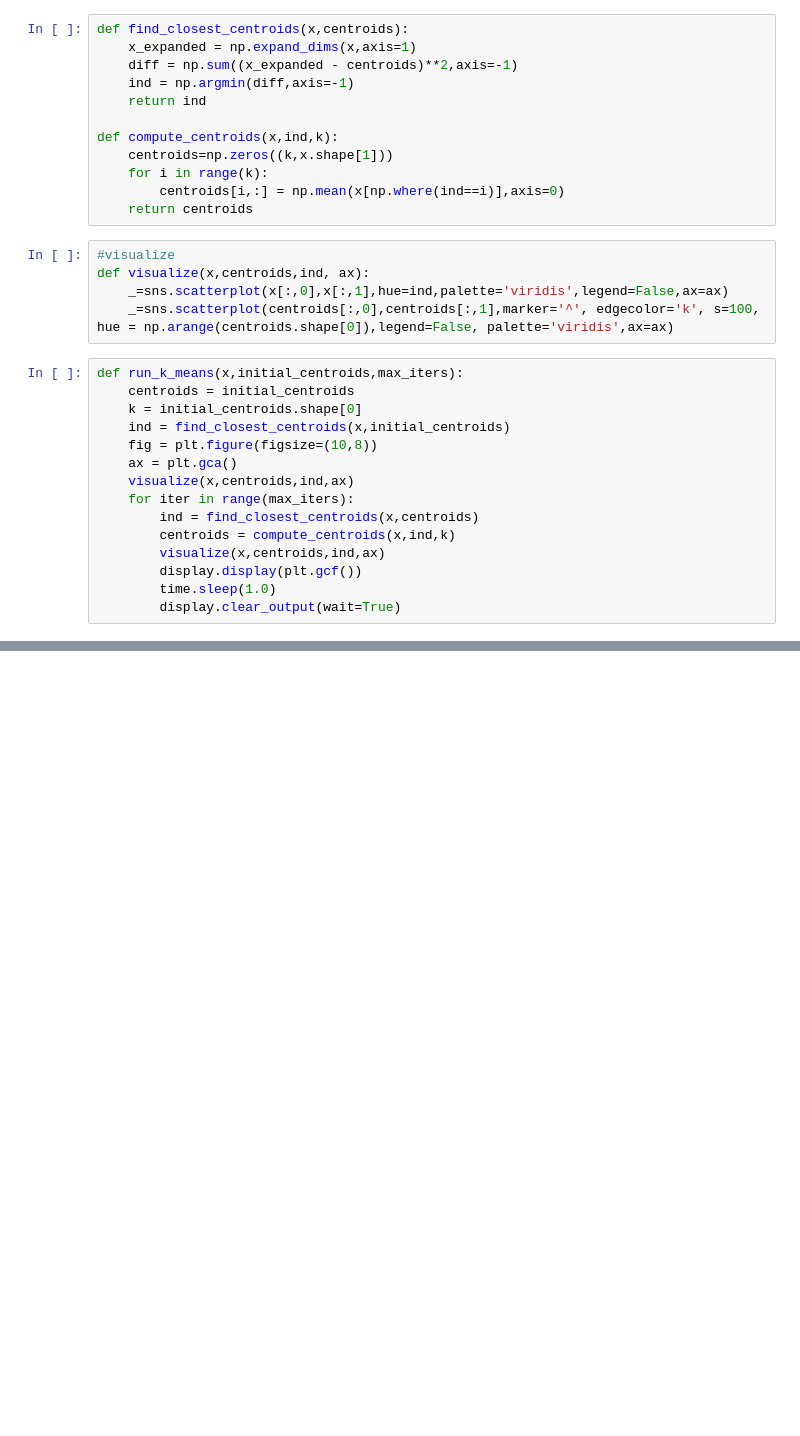
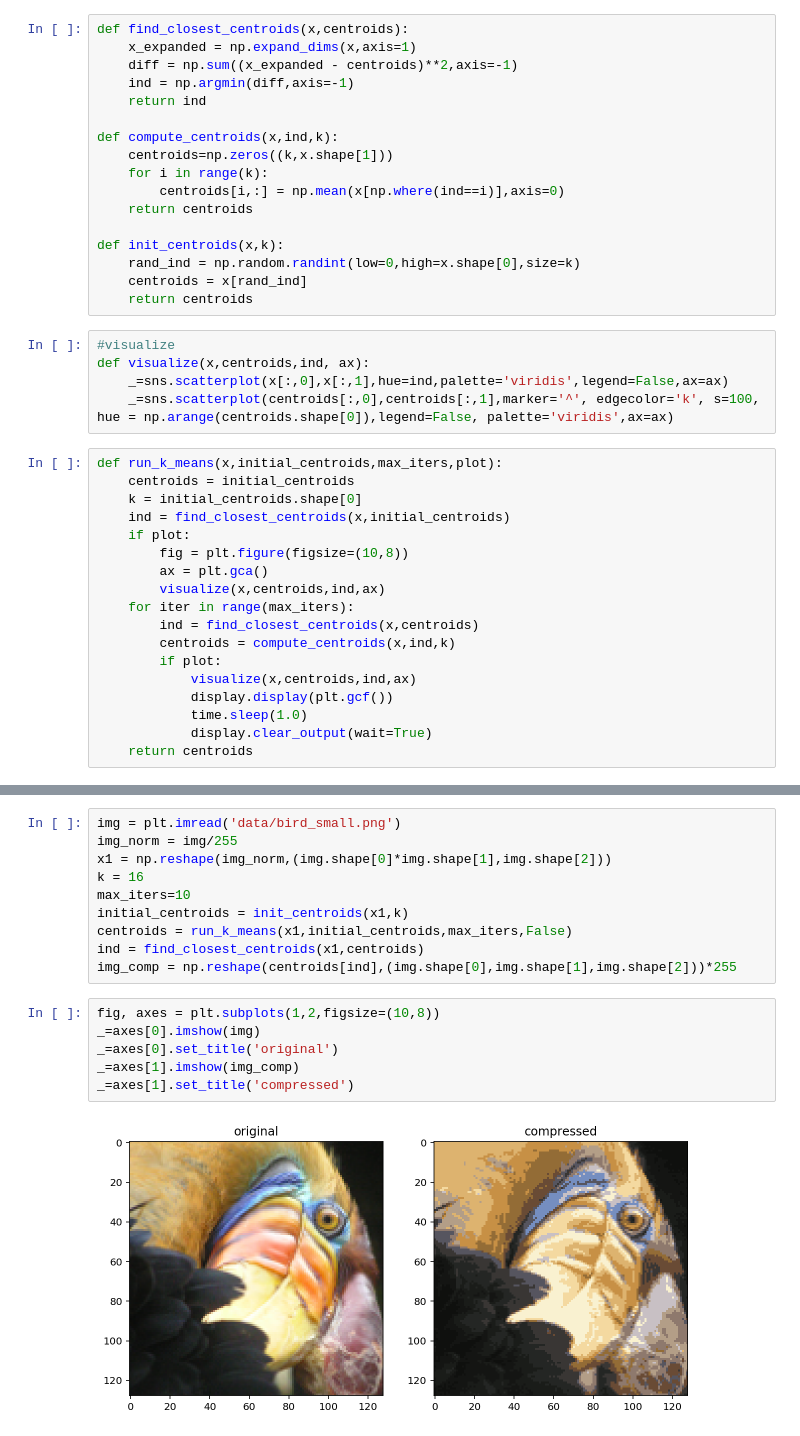
Before and after one commit to anirudh582/machine_learning, a Jupyter notebook: 7.k_means_clustering_and_pca.ipynb, the cells around one changed output, grey strips where cells are left out. Drawn from its saved outputs; the diff is of its cells as text; blank space fills up the shorter version.

```diff
--- a/7.k_means_clustering_and_pca.ipynb
+++ b/7.k_means_clustering_and_pca.ipynb
@@ -21,26 +24,34 @@ def compute_centroids(x,ind,k):
     for i in range(k):
         centroids[i,:] = np.mean(x[np.where(ind==i)],axis=0)
     return centroids
+
+def init_centroids(x,k):
+    rand_ind = np.random.randint(low=0,high=x.shape[0],size=k)
+    centroids = x[rand_ind]
+    return centroids
 # %%
 #visualize
 def visualize(x,centroids,ind, ax):
     _=sns.scatterplot(x[:,0],x[:,1],hue=ind,palette='viridis',legend=False,ax=ax)
     _=sns.scatterplot(centroids[:,0],centroids[:,1],marker='^', edgecolor='k', s=100, hue = np.arange(centroids.shape[0]),legend=False, palette='viridis',ax=ax)
 # %%
-def run_k_means(x,initial_centroids,max_iters):
+def run_k_means(x,initial_centroids,max_iters,plot):
     centroids = initial_centroids
     k = initial_centroids.shape[0]
     ind = find_closest_centroids(x,initial_centroids)
-    fig = plt.figure(figsize=(10,8))
-    ax = plt.gca()
-    visualize(x,centroids,ind,ax)
+    if plot:
+        fig = plt.figure(figsize=(10,8))
+        ax = plt.gca()
+        visualize(x,centroids,ind,ax)
     for iter in range(max_iters):
         ind = find_closest_centroids(x,centroids)
         centroids = compute_centroids(x,ind,k)
-        visualize(x,centroids,ind,ax)
-        display.display(plt.gcf())
-        time.sleep(1.0)
-        display.clear_output(wait=True)
+        if plot:
+            visualize(x,centroids,ind,ax)
+            display.display(plt.gcf())
+            time.sleep(1.0)
+            display.clear_output(wait=True)
+    return centroids
 # %%
 k = 3
 initial_centroids = np.array([[3,3],[6,2],[8,5]])
@@ -50,0 +64,18 @@ run_k_means(x,initial_centroids,max_iters)
+# %%
+img = plt.imread('data/bird_small.png')
+img_norm = img/255
+x1 = np.reshape(img_norm,(img.shape[0]*img.shape[1],img.shape[2]))
+k = 16
+max_iters=10
+initial_centroids = init_centroids(x1,k)
+centroids = run_k_means(x1,initial_centroids,max_iters,False)
+ind = find_closest_centroids(x1,centroids)
+img_comp = np.reshape(centroids[ind],(img.shape[0],img.shape[1],img.shape[2]))*255
+# %%
+fig, axes = plt.subplots(1,2,figsize=(10,8))
+_=axes[0].imshow(img)
+_=axes[0].set_title('original')
+_=axes[1].imshow(img_comp)
+_=axes[1].set_title('compressed')
+# %% [output]
+[figure, added]
```
Also changed, not shown: parts of 8 cells of this notebook, 1 other file.
